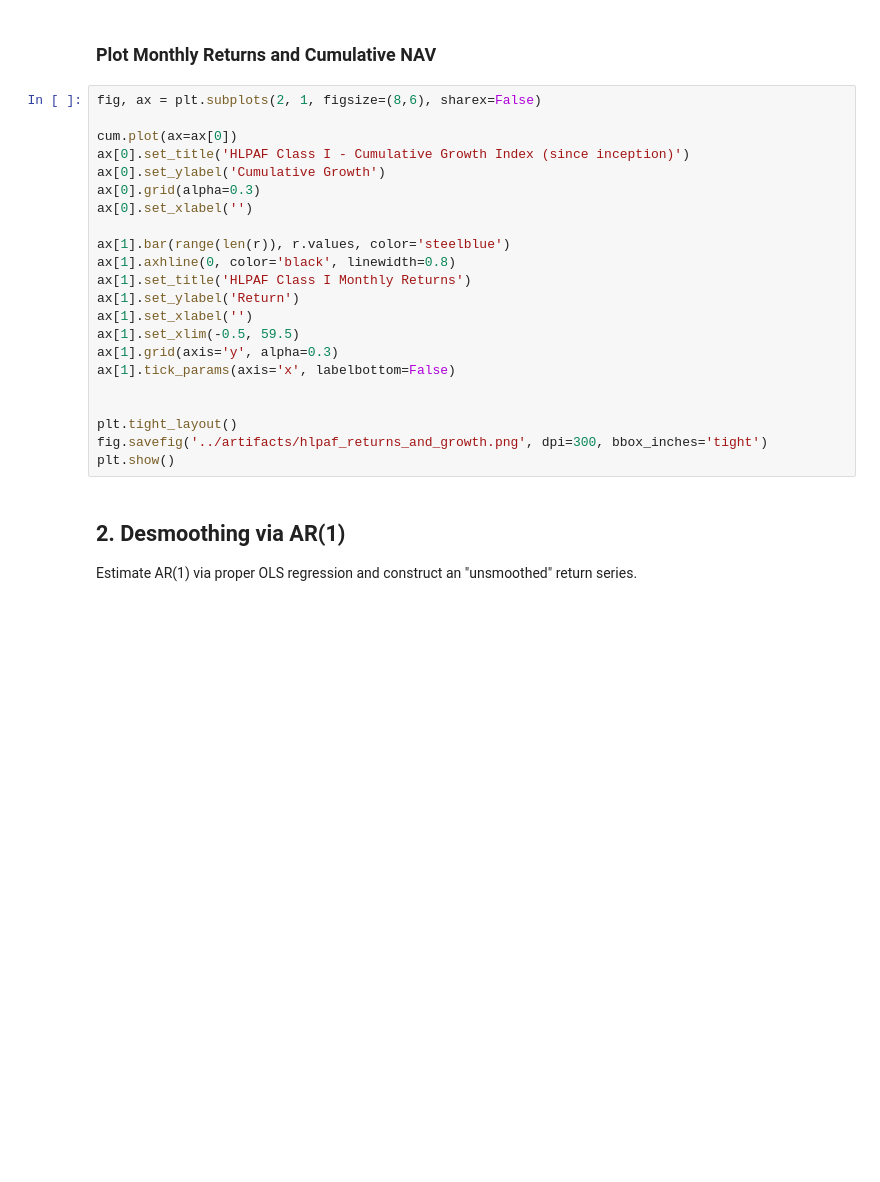
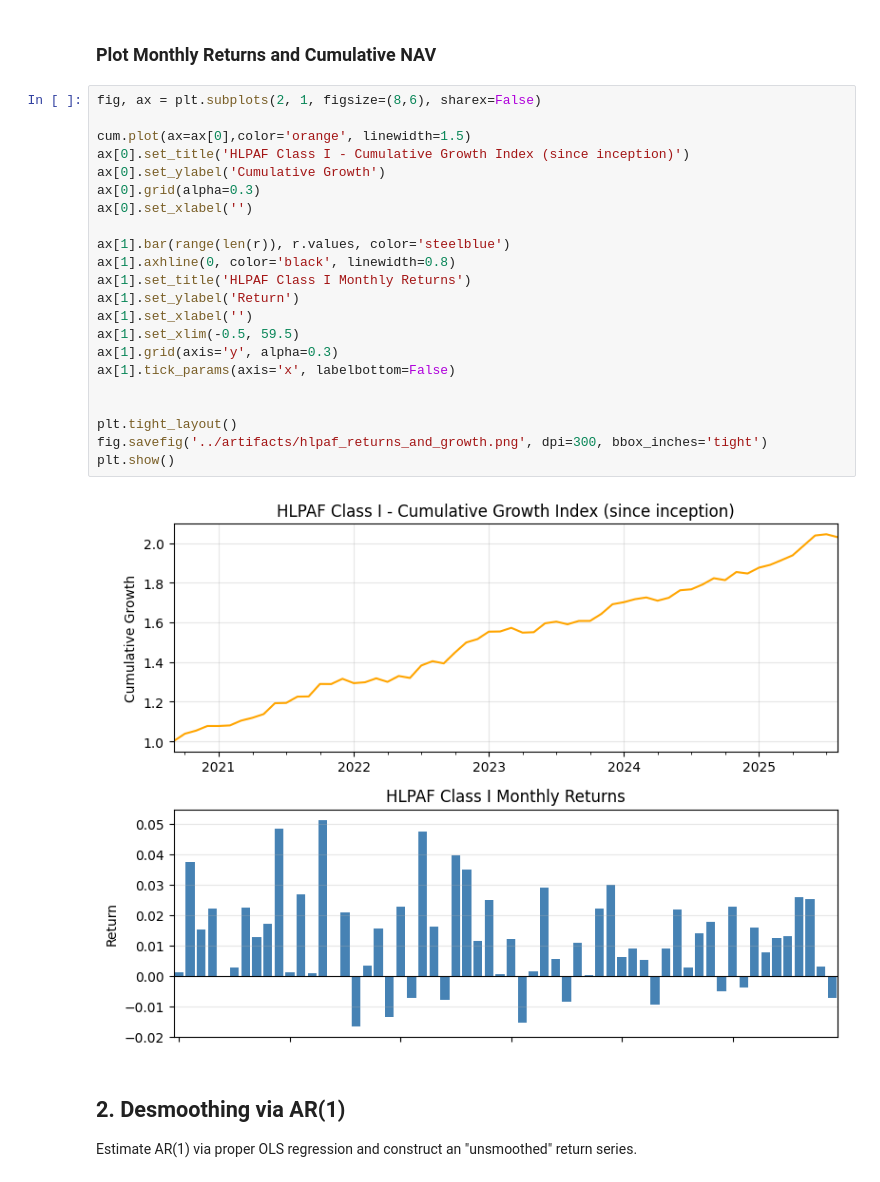
Before and after one commit to wzpolaris/annapurna, a Jupyter notebook: notebooks/HL-for-demo/notebooks/07_HLPAF_Analysis.ipynb, the cells around one changed output. Saved outputs shown, nothing was run; the diff lists cells and outputs as text; blank space fills up the shorter version.

```diff
--- a/notebooks/HL-for-demo/notebooks/07_HLPAF_Analysis.ipynb
+++ b/notebooks/HL-for-demo/notebooks/07_HLPAF_Analysis.ipynb
@@ -103,25 +131,27 @@ print('Max drawdown:', f'{max_dd:.2%}')
 # %%
 fig, ax = plt.subplots(2, 1, figsize=(8,6), sharex=False)
 
-cum.plot(ax=ax[0])
+cum.plot(ax=ax[0],color='orange', linewidth=1.5)
 ax[0].set_title('HLPAF Class I - Cumulative Growth Index (since inception)')
 ax[0].set_ylabel('Cumulative Growth')
 ax[0].grid(alpha=0.3)
 ax[0].set_xlabel('')
 
 ax[1].bar(range(len(r)), r.values, color='steelblue')
 ax[1].axhline(0, color='black', linewidth=0.8)
 ax[1].set_title('HLPAF Class I Monthly Returns')
 ax[1].set_ylabel('Return')
 ax[1].set_xlabel('')
 ax[1].set_xlim(-0.5, 59.5)
 ax[1].grid(axis='y', alpha=0.3)
 ax[1].tick_params(axis='x', labelbottom=False)
 
 
 plt.tight_layout()
 fig.savefig('../artifacts/hlpaf_returns_and_growth.png', dpi=300, bbox_inches='tight')
 plt.show()
+# %% [output]
+[figure, added]
 # %% [markdown]
 ## 2. Desmoothing via AR(1)
 Estimate AR(1) via proper OLS regression and construct an "unsmoothed" return series.
```
Also changed, not shown: parts of 30 cells of this notebook, 4 other files.
